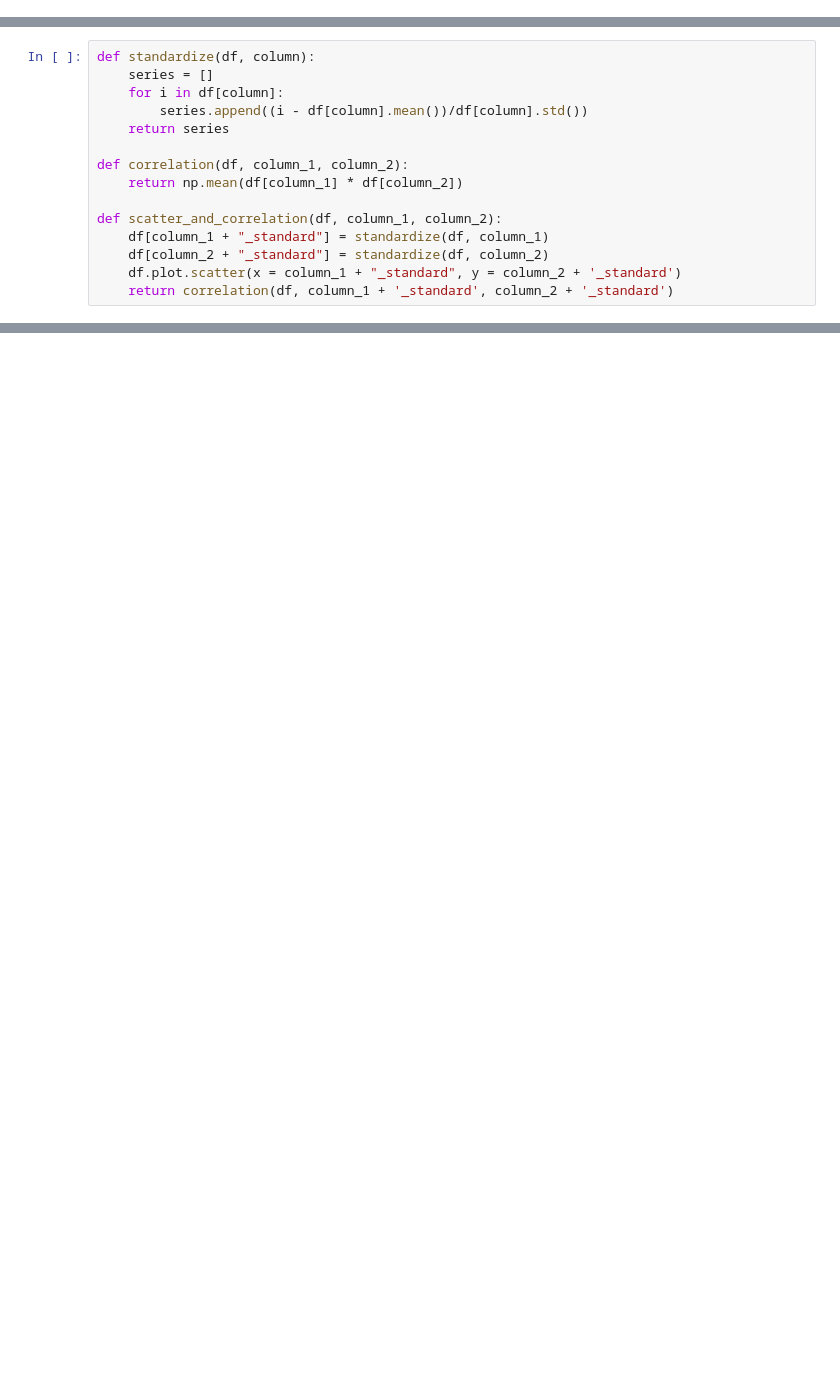
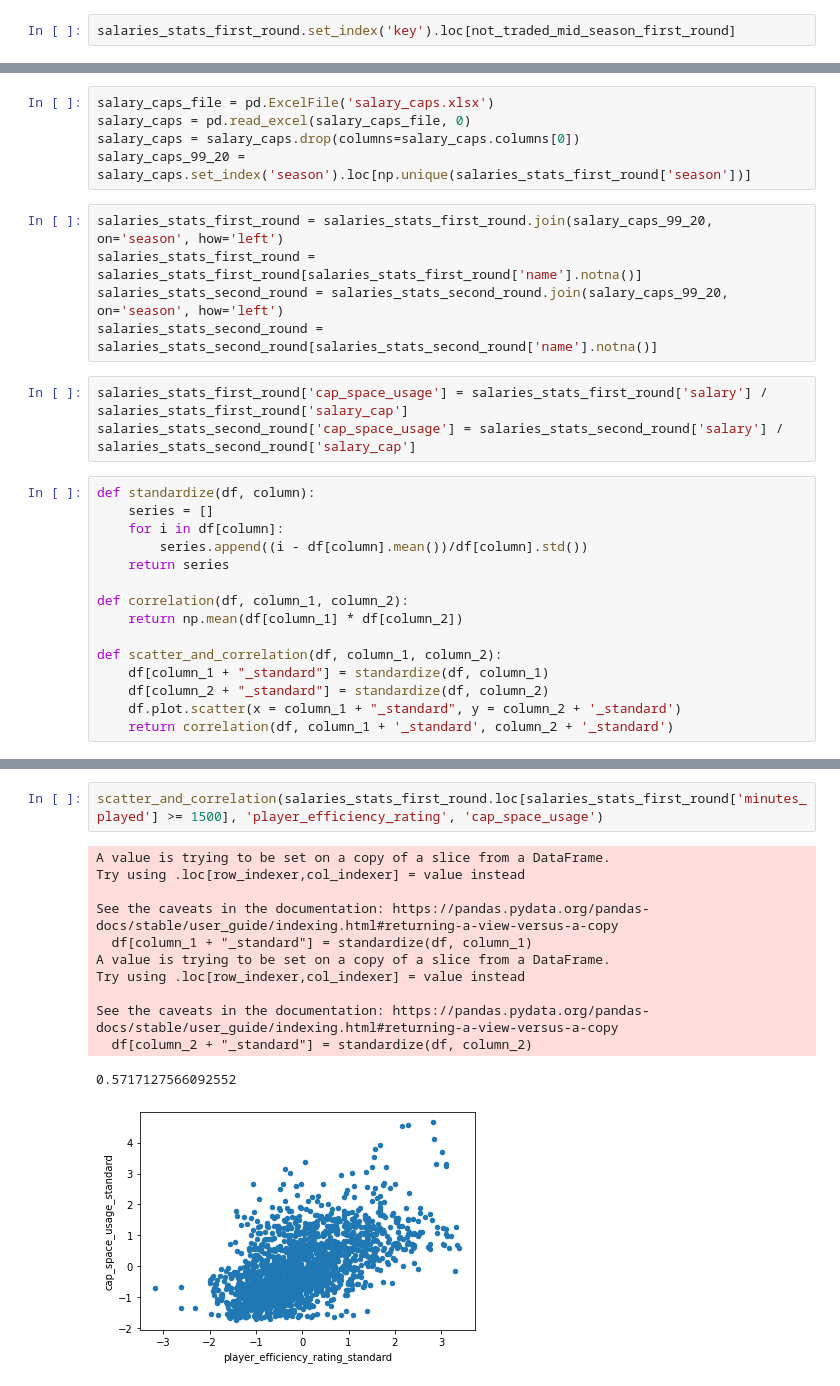
Before and after one commit to ZachLiu519/nba-model, a Jupyter notebook: week_2_data_exploration/contract_stats.ipynb, the cells around one changed output, grey strips where cells are left out. Drawn from its saved outputs; the diff is of its cells as text; blank space fills up the shorter version.

Commit message:
incorporate idea of cap space usage for each player's contract

```diff
--- a/week_2_data_exploration/contract_stats.ipynb
+++ b/week_2_data_exploration/contract_stats.ipynb
@@ -95,0 +84,2 @@ salaries_first_round.join(stats.set_index('key'), on='key', how='left')
+# %%
+salaries_stats_first_round.set_index('key').loc[not_traded_mid_season_first_round]
@@ -96,3 +101,16 @@ salaries_first_round.join(stats.set_index('key'), on='key', how='left')
+# %%
+salary_caps_file = pd.ExcelFile('salary_caps.xlsx')
+salary_caps = pd.read_excel(salary_caps_file, 0)
+salary_caps = salary_caps.drop(columns=salary_caps.columns[0])
+salary_caps_99_20 = salary_caps.set_index('season').loc[np.unique(salaries_stats_first_round['season'])]
+# %%
+salaries_stats_first_round = salaries_stats_first_round.join(salary_caps_99_20, on='season', how='left')
+salaries_stats_first_round = salaries_stats_first_round[salaries_stats_first_round['name'].notna()]
+salaries_stats_second_round = salaries_stats_second_round.join(salary_caps_99_20, on='season', how='left')
+salaries_stats_second_round = salaries_stats_second_round[salaries_stats_second_round['name'].notna()]
+# %%
+salaries_stats_first_round['cap_space_usage'] = salaries_stats_first_round['salary'] / salaries_stats_first_round['salary_cap']
+salaries_stats_second_round['cap_space_usage'] = salaries_stats_second_round['salary'] / salaries_stats_second_round['salary_cap']
 # %%
 def standardize(df, column):
     series = []
@@ -110,0 +145,15 @@ def scatter_and_correlation(df, column_1, column_2):
+# %%
+scatter_and_correlation(salaries_stats_first_round.loc[salaries_stats_first_round['minutes_played'] >= 1500], 'player_efficiency_rating', 'cap_space_usage')
+# %% [output]
+A value is trying to be set on a copy of a slice from a DataFrame.
+Try using .loc[row_indexer,col_indexer] = value instead
+
+See the caveats in the documentation: https://pandas.pydata.org/pandas-docs/stable/user_guide/indexing.html#returning-a-view-versus-a-copy
+  df[column_1 + "_standard"] = standardize(df, column_1)
+A value is trying to be set on a copy of a slice from a DataFrame.
+Try using .loc[row_indexer,col_indexer] = value instead
+
+See the caveats in the documentation: https://pandas.pydata.org/pandas-docs/stable/user_guide/indexing.html#returning-a-view-versus-a-copy
+  df[column_2 + "_standard"] = standardize(df, column_2)
+0.5717127566092552
+[figure, added]
```
Also changed, not shown: parts of 8 cells of this notebook, 3 other files.
